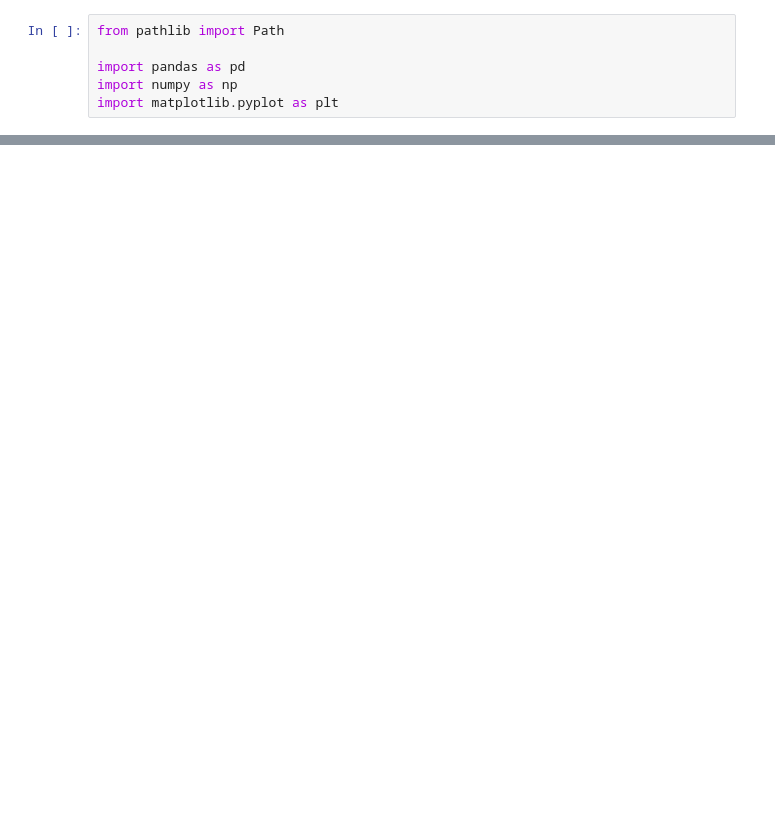
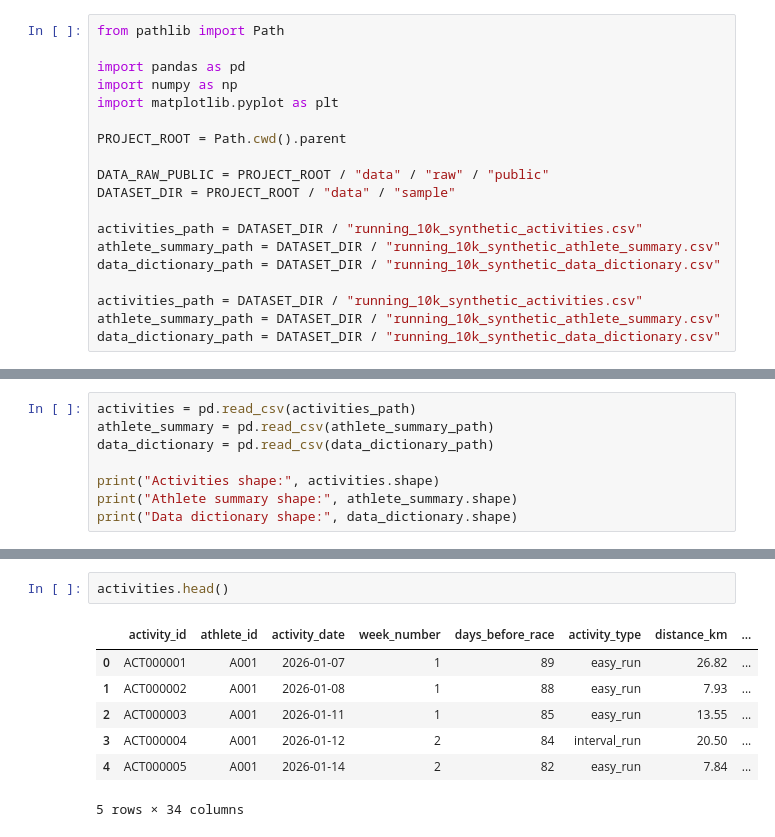
Before and after one commit to RiccardoPrestigiacomo-99/running-ml-performance, a Jupyter notebook: notebooks/01_public_data_exploration.ipynb, the cells around one changed output, grey strips where cells are left out. Drawn from its saved outputs; the diff is of its cells as text; blank space fills up the shorter version.

Commit message:
Explore synthetic 10k race dataset

```diff
--- a/notebooks/01_public_data_exploration.ipynb
+++ b/notebooks/01_public_data_exploration.ipynb
@@ -17,3 +4,16 @@ from pathlib import Path
 import pandas as pd
 import numpy as np
 import matplotlib.pyplot as plt
+
+PROJECT_ROOT = Path.cwd().parent
+
+DATA_RAW_PUBLIC = PROJECT_ROOT / "data" / "raw" / "public"
+DATASET_DIR = PROJECT_ROOT / "data" / "sample"
+
+activities_path = DATASET_DIR / "running_10k_synthetic_activities.csv"
+athlete_summary_path = DATASET_DIR / "running_10k_synthetic_athlete_summary.csv"
+data_dictionary_path = DATASET_DIR / "running_10k_synthetic_data_dictionary.csv"
+
+activities_path = DATASET_DIR / "running_10k_synthetic_activities.csv"
+athlete_summary_path = DATASET_DIR / "running_10k_synthetic_athlete_summary.csv"
+data_dictionary_path = DATASET_DIR / "running_10k_synthetic_data_dictionary.csv"
@@ -85,0 +20,8 @@ for file in files:
+# %%
+activities = pd.read_csv(activities_path)
+athlete_summary = pd.read_csv(athlete_summary_path)
+data_dictionary = pd.read_csv(data_dictionary_path)
+
+print("Activities shape:", activities.shape)
+print("Athlete summary shape:", athlete_summary.shape)
+print("Data dictionary shape:", data_dictionary.shape)
@@ -85,0 +44,10 @@ for file in files:
+# %%
+activities.head()
+# %% [output]
+|  | activity_id | athlete_id | activity_date | week_number | days_before_race | activity_type | distance_km | ... |
+| 0 | ACT000001 | A001 | 2026-01-07 | 1 | 89 | easy_run | 26.82 | ... |
+| 1 | ACT000002 | A001 | 2026-01-08 | 1 | 88 | easy_run | 7.93 | ... |
+| 2 | ACT000003 | A001 | 2026-01-11 | 1 | 85 | easy_run | 13.55 | ... |
+| 3 | ACT000004 | A001 | 2026-01-12 | 2 | 84 | interval_run | 20.50 | ... |
+| 4 | ACT000005 | A001 | 2026-01-14 | 2 | 82 | easy_run | 7.84 | ... |
+5 rows × 34 columns
```
Also changed, not shown: parts of 21 cells of this notebook.
